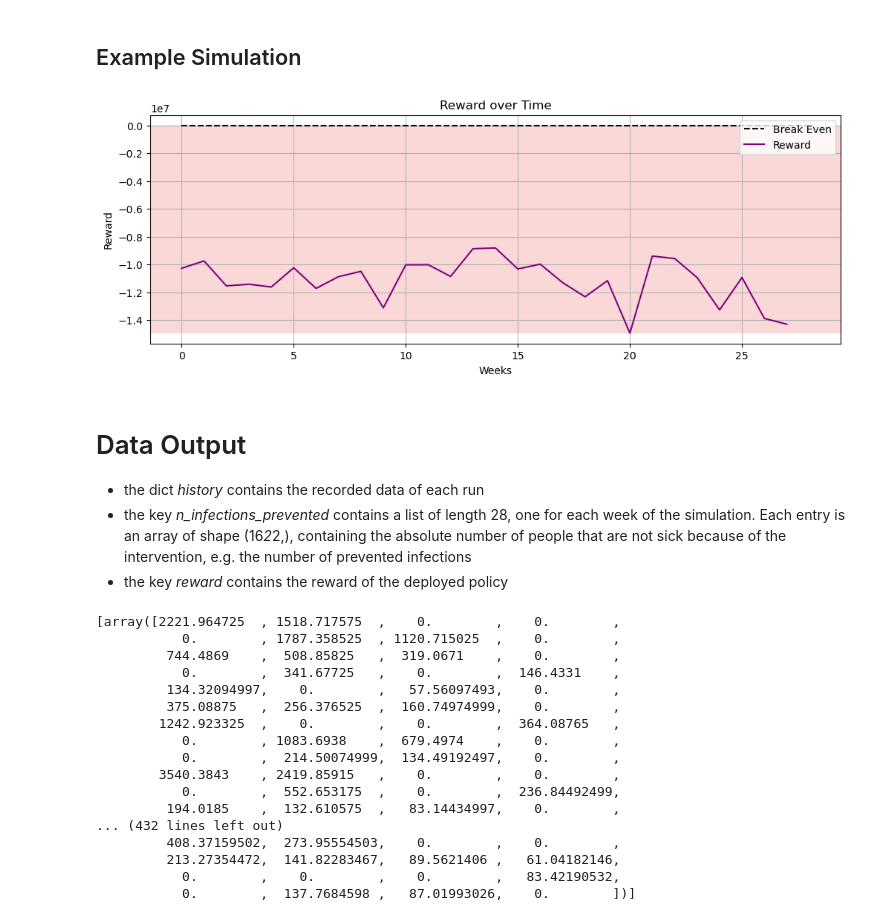
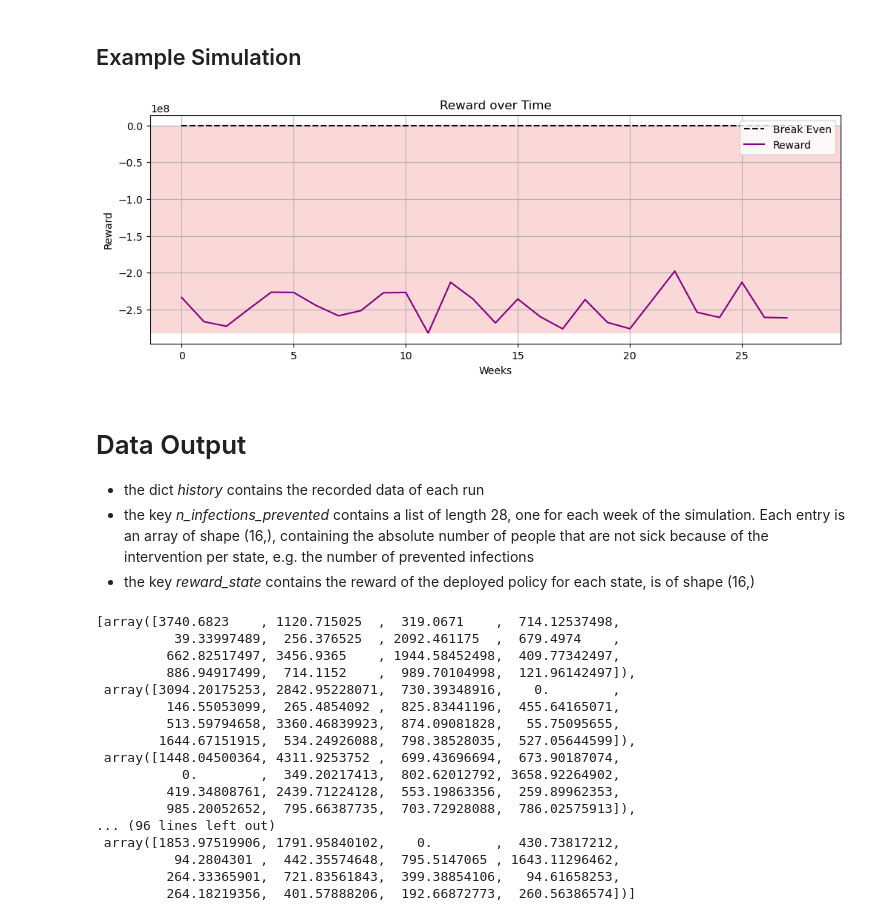
Before and after one commit to tubbers7/STADS_Datathon2025, a Jupyter notebook: flu_simulation_engine.ipynb, the cells around one changed output. Saved outputs shown, nothing was run; the diff lists cells and outputs as text; code cells hidden in the pictures.

Commit message:
added reward on state level

```diff
--- a/flu_simulation_engine.ipynb
+++ b/flu_simulation_engine.ipynb
@@ -25,10 +25,6 @@ class InfluenzaInfectionEnv(gym.Env):
         # Economic Parameters
         self.unit_price_promotion = 500_000
         self.loss_income_sick = 200
-
-        # Gym Spaces
-        self.action_space = gym.spaces.MultiBinary(16*2*2)  # Actions correspond to the 16 states
-        self.observation_space = gym.spaces.Box(low=0, high=1, shape=(16*2*2,), dtype=np.uint8)
 
         # Population Data
         self.population = {'Baden-Württemberg_below_60_has_disease': 4677829,
@@ -97,12 +93,17 @@ class InfluenzaInfectionEnv(gym.Env):
                                 'Thuringia_60_and_above_healthy': 256777}
 
         self.states = list(self.population.keys())
+        self.state_space_dim = len(self.states)
+
+        # Gym Spaces
+        self.action_space = gym.spaces.MultiBinary(self.state_space_dim)  # Actions correspond to the 16 states
+        self.observation_space = gym.spaces.Box(low=0, high=1, shape=(self.state_space_dim,), dtype=np.uint8)
 
         # Disease Parameters
         self.num_days_sick = 1.5
         self.n_step = 0
         self.max_steps = 28
-        self.base_infection_rate = np.full(16*2*2, 0.09)
+        self.base_infection_rate = np.full(self.state_space_dim, 0.09)
         self.recovery_rate = 0.1
 
         self.intervention_effect = 0.01
@@ -149,10 +150,11 @@ class InfluenzaInfectionEnv(gym.Env):
 
         # Compute reward
         self.n_infections_prevented_per_group = action*self.intervention_effect*I_arr*S_arr/ population_arr
-        self.n_infections_prevented = np.sum(self.n_infections_prevented_per_group)
-        economic_gain = self.n_infections_prevented * self.loss_income_sick * self.num_days_sick
-        promotion_cost = np.sum(action * self.unit_price_promotion)
-        reward = economic_gain - promotion_cost
+        self.n_infections_pervented_per_state = self.n_infections_prevented_per_group.reshape(-1, 4).sum(axis=1)
+        economic_gain_state = self.n_infections_pervented_per_state * self.loss_income_sick * self.num_days_sick
+        promotion_cost_state = np.sum(action.reshape(-1, 4).sum(axis=1) * self.unit_price_promotion)
+        self.reward_state = economic_gain_state - promotion_cost_state
+        reward = self.reward_state.sum()
 
         # Update state
         S_arr -= new_infections
@@ -174,7 +176,7 @@ class InfluenzaInfectionEnv(gym.Env):
 if __name__ == "__main__":
     infection_env = InfluenzaInfectionEnv()
     observation = infection_env.reset()
-    action = np.ones(16*2*2)
+    action = np.ones(infection_env.state_space_dim)
     observation, reward, done, info = infection_env.step(action)
 # %% [markdown]
 ## Example Simulation
@@ -194,7 +196,8 @@ history = {
     "Infected": [],
     "Recovered": [],
     "Reward": [],
-    "n_infections_prevented": []
+    "rewards_state": [],
+    "n_infections_prevented_state": []
 }
 
 # Reset environment
@@ -213,57 +216,58 @@ for week in range(num_weeks):
     total_I = sum(observation["I"].values())
     total_R = sum(observation["R"].values())
 
     # Store history
     history["Weeks"].append(week)
     history["Susceptible"].append(total_S)
     history["Infected"].append(total_I)
     history["Recovered"].append(total_R)
     history["Reward"].append(reward)
-    history["n_infections_prevented"].append(infection_env.n_infections_prevented_per_group)
+    history["rewards_state"].append(infection_env.reward_state)
+    history["n_infections_prevented_state"].append(infection_env.n_infections_pervented_per_state)
 
 
     if done:
         break
 
 # Plot rewards over time
 plt.figure(figsize=(12, 4))
 plt.grid()
 plt.hlines(0, 0, num_weeks, color="black", linestyle="--", label="Break Even")
 plt.plot(history["Weeks"], history["Reward"], label="Reward", color="purple")
 plt.xlabel("Weeks")
 plt.ylabel("Reward")
 plt.title("Reward over Time")
 if max(history["Reward"]) > 0:
     plt.axhspan(0, max(history["Reward"]), facecolor="lightgreen", alpha=0.3)
 if min(history["Reward"]) < 0:
     plt.axhspan(min(history["Reward"]), 0, facecolor="lightcoral", alpha=0.3)
 
 plt.legend()
 plt.show()
 # %% [output]
-[figure, old version]
+[figure, new version]
 # %% [markdown]
 # Data Output
 - the dict *history* contains the recorded data of each run
-- the key *n_infections_prevented* contains a list of length 28, one for each week of the simulation. Each entry is an array of shape (16*2*2,), containing the absolute number of people that are not sick because of the intervention, e.g. the number of prevented infections
-- the key *reward* contains the reward of the deployed policy
+- the key *n_infections_prevented* contains a list of length 28, one for each week of the simulation. Each entry is an array of shape (16,), containing the absolute number of people that are not sick because of the intervention per state, e.g. the number of prevented infections
+- the key *reward_state* contains the reward of the deployed policy for each state, is of shape (16,)
 # %%
 history["n_infections_prevented"]
 # %% [output]
-[array([2221.964725  , 1518.717575  ,    0.        ,    0.        ,
-           0.        , 1787.358525  , 1120.715025  ,    0.        ,
-         744.4869    ,  508.85825   ,  319.0671    ,    0.        ,
-           0.        ,  341.67725   ,    0.        ,  146.4331    ,
-         134.32094997,    0.        ,   57.56097493,    0.        ,
-         375.08875   ,  256.376525  ,  160.74974999,    0.        ,
-        1242.923325  ,    0.        ,    0.        ,  364.08765   ,
-           0.        , 1083.6938    ,  679.4974    ,    0.        ,
-           0.        ,  214.50074999,  134.49192497,    0.        ,
-        3540.3843    , 2419.85915   ,    0.        ,    0.        ,
-           0.        ,  552.653175  ,    0.        ,  236.84492499,
-         194.0185    ,  132.610575  ,   83.14434997,    0.        ,
-... (432 lines left out)
-         408.37159502,  273.95554503,    0.        ,    0.        ,
-         213.27354472,  141.82283467,   89.5621406 ,   61.04182146,
-           0.        ,    0.        ,    0.        ,   83.42190532,
-           0.        ,  137.7684598 ,   87.01993026,    0.        ])]
+[array([3740.6823    , 1120.715025  ,  319.0671    ,  714.12537498,
+          39.33997489,  256.376525  , 2092.461175  ,  679.4974    ,
+         662.82517497, 3456.9365    , 1944.58452498,  409.77342497,
+         886.94917499,  714.1152    ,  989.70104998,  121.96142497]),
+ array([3094.20175253, 2842.95228071,  730.39348916,    0.        ,
+         146.55053099,  265.4854092 ,  825.83441196,  455.64165071,
+         513.59794658, 3360.46839923,  874.09081828,   55.75095655,
+        1644.67151915,  534.24926088,  798.38528035,  527.05644599]),
+ array([1448.04500364, 4311.9253752 ,  699.43696694,  673.90187074,
+           0.        ,  349.20217413,  802.62012792, 3658.92264902,
+         419.34808761, 2439.71224128,  553.19863356,  259.89962353,
+         985.20052652,  795.66387735,  703.72928088,  786.02575913]),
+... (96 lines left out)
+ array([1853.97519906, 1791.95840102,    0.        ,  430.73817212,
+          94.2804301 ,  442.35574648,  795.5147065 , 1643.11296462,
+         264.33365901,  721.83561843,  399.38854106,   94.61658253,
+         264.18219356,  401.57888206,  192.66872773,  260.56386574])]
```
Also changed, not shown: parts of 1 cell of this notebook.
